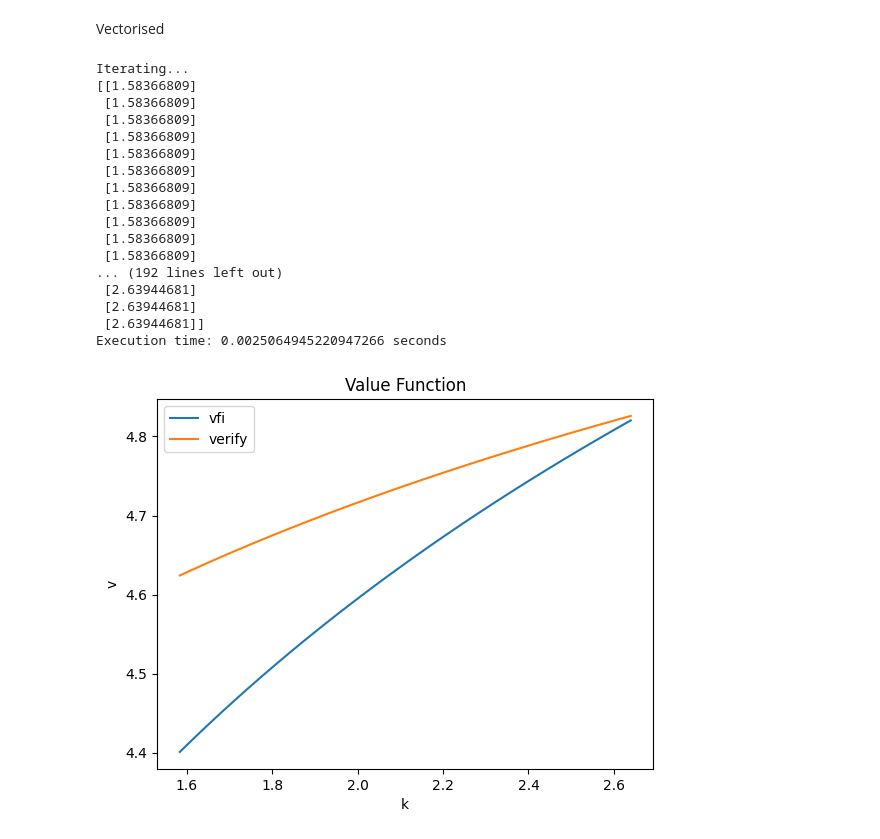
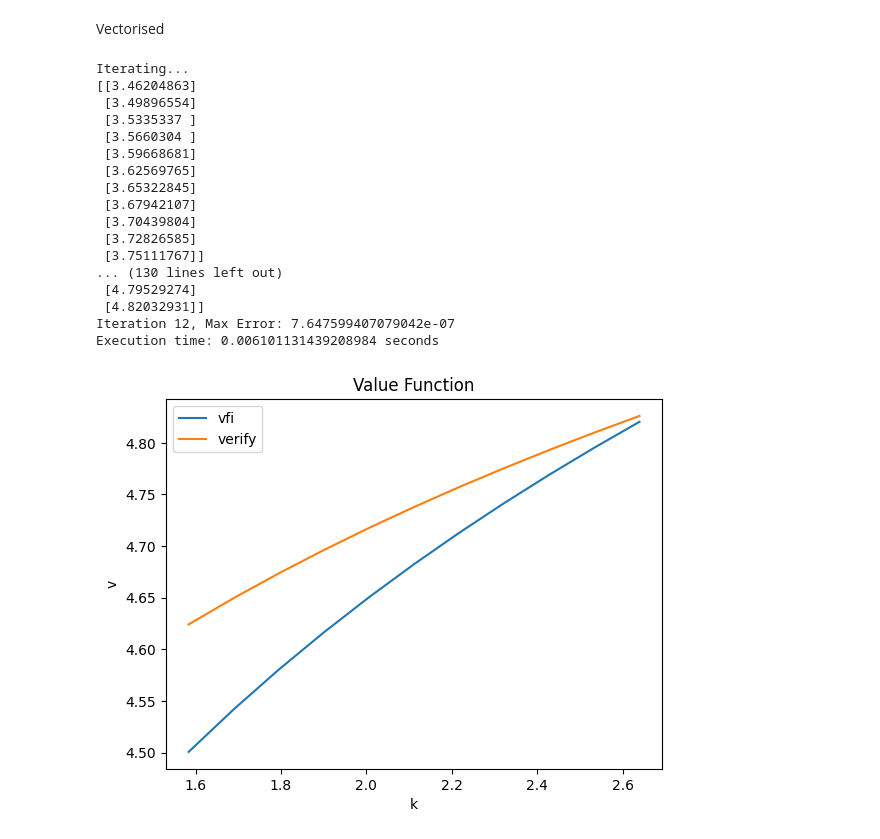
Before and after one commit to sgcbayli024/ECON8185_Homework, a Jupyter notebook: HW1_3_NEW_VERSION.ipynb, the cells around one changed output. Cells and saved outputs as stored; diff of their text form; code cells hidden in the pictures.

```diff
--- a/HW1_3_NEW_VERSION.ipynb
+++ b/HW1_3_NEW_VERSION.ipynb
@@ -522,6 +537,12 @@ def Tv_vec_how(delt, max_iteration, grid_size, A, alph, bet, toler, max_howard):
     K_ss = (( alph * bet * A) / (1 - bet * (1 - delt)))** (1/(1 - alph))
 
     k = np.linspace(K_ss * 0.75, K_ss * 1.25, grid_size)[:, None]
+
+    # a0 = (np.log(A) + (1 - alph * bet) * np.log(1 - alph * bet) + alph * bet * np.log(alph * bet)) / ((1 - bet) * (1 - alph * bet))
+
+    # 1 = alph / (1 - alph * bet)
+
+    # v = a0 + a1 * np.log(k)
 
     v = np.zeros(shape=(grid_size,1))
 
@@ -534,13 +555,11 @@ def Tv_vec_how(delt, max_iteration, grid_size, A, alph, bet, toler, max_howard):
     if iter == 1:
         print("Iterating...")
 
-    error=toler+1
+    error = toler + 1
 
-    # c = A * (k ** (alph)) + ( 1 - delt ) * k - k.T
+    c = A * (k ** (alph)) + ( 1 - delt ) * k - k.T
 
     while (toler < error) and (iter < max_iteration):
-
-        c = A * (k ** (alph)) + ( 1 - delt ) * k - k.T
 
         v_temp = np.where(c > 0, u(c) + bet * v.T, -np.inf)
 
@@ -550,19 +569,15 @@ def Tv_vec_how(delt, max_iteration, grid_size, A, alph, bet, toler, max_howard):
 
         policy=k[policy_idx]
 
-        print(policy)
+        c_howard = A * (k ** alph) + (1-delt) * k - policy
 
-        c_howard = A * (k ** alph) + (1-delt) * k - policy
+        c_pos_howard = np.where(c_howard > 0, c_howard, 1)
 
         for _ in range(max_howard):
 
-            # c_howard = A * (k ** alph) + (1-delt) * k - policy
+            v_temp_howard = np.where(c_pos_howard>0, u(c_pos_howard) + bet * v1, -np.inf)
 
-            v_temp_howard = np.where(c_howard>0, u(c_howard) + bet * v1, -np.inf)
-
-            v1 = np.max(v_temp_howard, axis=1)[:, np.newaxis]
-
-            # v1 = v_temp_howard.copy()
+            v1 = v_temp_howard.copy()
 
         distance = np.abs(v1-v)
 
@@ -570,10 +585,7 @@ def Tv_vec_how(delt, max_iteration, grid_size, A, alph, bet, toler, max_howard):
 
         v = v1.copy()
 
-        if iter  == 1:
-            print(f"Iteration {iter}, Max Error: {error}")
-
-        if iter % 10 == 0:
+        if iter % 1 == 0:
             print(f"Iteration {iter}, Max Error: {error}")
 
         iter +=1
@@ -609,24 +621,25 @@ def Tv_vec_how(delt, max_iteration, grid_size, A, alph, bet, toler, max_howard):
 
     return v, policy
 # %%
-vec_how_v, vec_how_pol = Tv_vec_how(delt=1, max_iteration=2000000, grid_size=41, A=10, alph=0.33, bet=0.5, toler=1e-6, max_howard=5)
+vec_how_v, vec_how_pol = Tv_vec_how(delt=1, max_iteration=2000000, grid_size=11, A=10, alph=0.33, bet=0.5, toler=1e-6, max_howard=1)
+# print(vec_how_v)
 # %% [output]
 Iterating...
-[[1.58366809]
- [1.58366809]
- [1.58366809]
- [1.58366809]
- [1.58366809]
- [1.58366809]
- [1.58366809]
- [1.58366809]
- [1.58366809]
- [1.58366809]
- [1.58366809]
-... (192 lines left out)
- [2.63944681]
- [2.63944681]
- [2.63944681]]
-Execution time: 0.0025064945220947266 seconds
+[[3.46204863]
+ [3.49896554]
+ [3.5335337 ]
+ [3.5660304 ]
+ [3.59668681]
+ [3.62569765]
+ [3.65322845]
+ [3.67942107]
+ [3.70439804]
+ [3.72826585]
+ [3.75111767]]
+... (130 lines left out)
+ [4.79529274]
+ [4.82032931]]
+Iteration 12, Max Error: 7.647599407079042e-07
+Execution time: 0.006101131439208984 seconds
-[figure, old version]
+[figure, new version]
 [figure]
```
Also changed, not shown: parts of 6 cells of this notebook.
